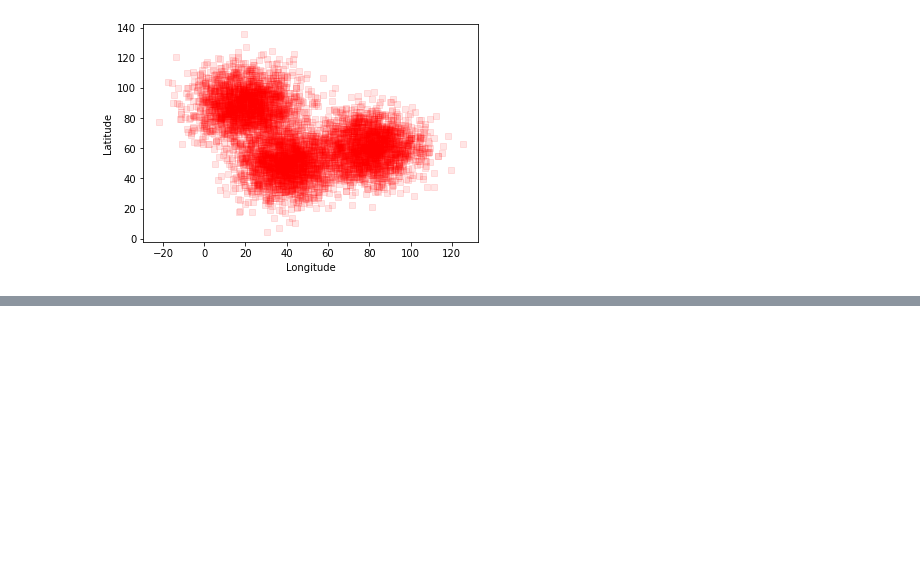
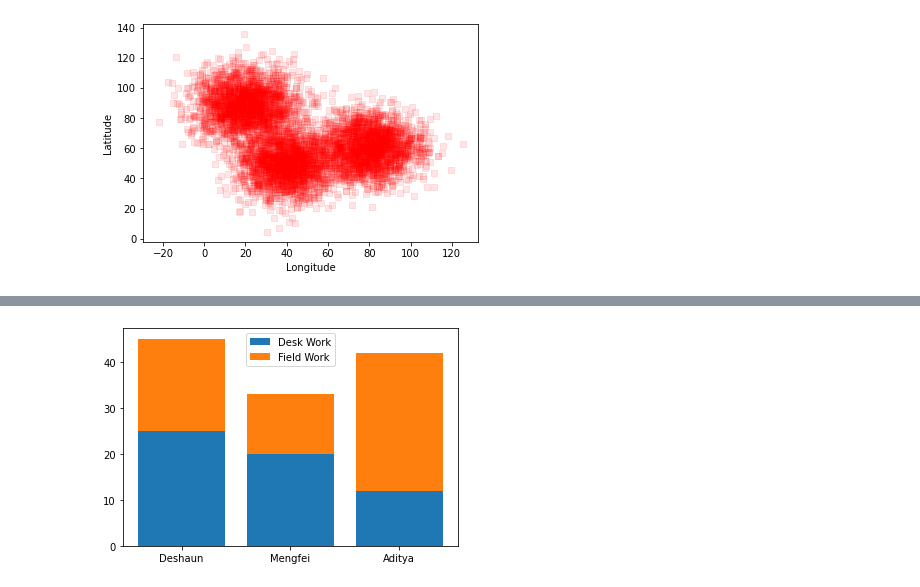
Before and after one commit to alanwake47/pythonlearn, a Jupyter notebook: DataCamp/1- Introduction to Data Science in Python/Different Types of Plots/different types of plots.ipynb, the cells around one changed output, grey strips where cells are left out. Saved outputs shown, nothing was run; the diff lists cells and outputs as text; code cells hidden in the pictures; blank space fills up the shorter version.

```diff
--- a/DataCamp/1- Introduction to Data Science in Python/Different Types of Plots/different types of plots.ipynb
+++ b/DataCamp/1- Introduction to Data Science in Python/Different Types of Plots/different types of plots.ipynb
@@ -62,0 +96,15 @@ plt.show()
+# %%
+hours_split = pd.read_csv('hours_split.csv')
+# Plot the number of hours spent on desk work
+plt.bar(hours_split.officer, hours_split.desk_work, label = "Desk Work")
+
+# Plot the hours spent on field work on top of desk work
+plt.bar(hours_split.officer, hours_split.field_work, bottom=hours_split.desk_work, label = "Field Work")
+
+# Add a legend
+plt.legend()
+
+# Display the plot
+plt.show()
+# %% [output]
+[figure, added]
```
Also changed, not shown: parts of 7 cells of this notebook, 12 other files.
